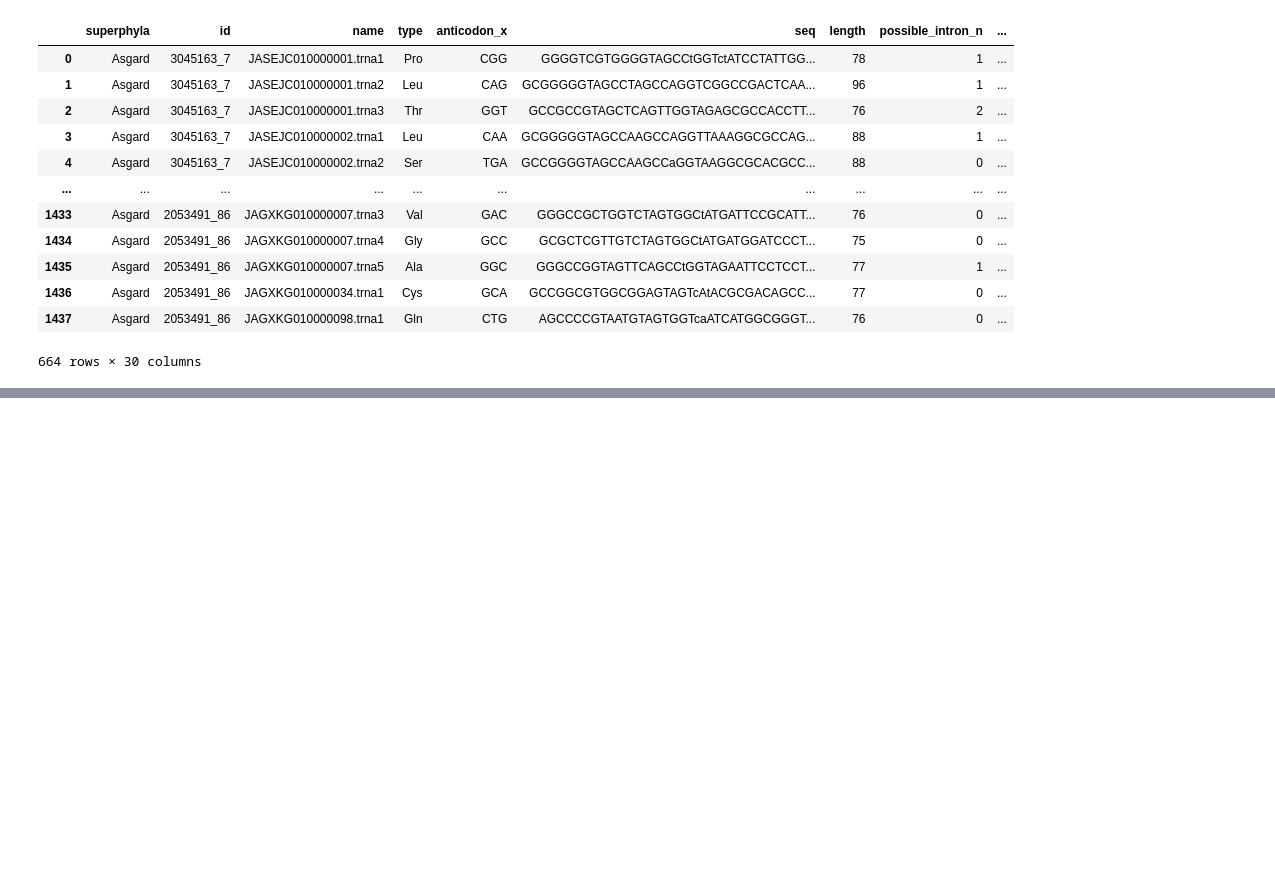
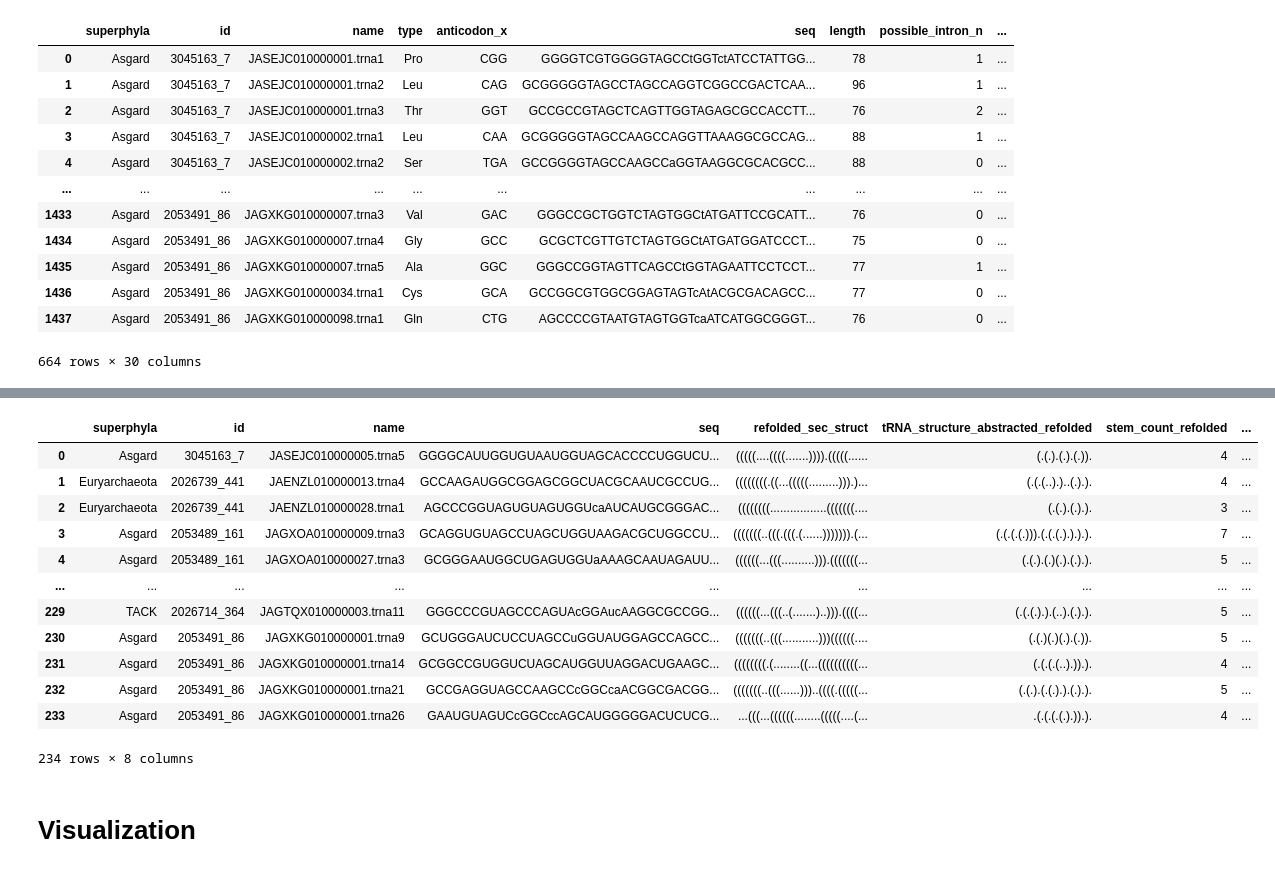
Before and after one commit to sl0wl1/rna_prot_struc_prac, a Jupyter notebook: day_3.ipynb, the cells around one changed output, grey strips where cells are left out. Drawn from its saved outputs; the diff is of its cells as text; code cells hidden in the pictures; blank space fills up the shorter version.

```diff
--- a/day_3.ipynb
+++ b/day_3.ipynb
@@ -240,0 +373,21 @@ FASTA: after what (only codon, structure pyhala???) creating the fasta files?
+# %%
+with open("./results/refolding/non_canonical_for_refolding.fasta", "w") as f:
+    for row in df_non_canonical_ed_filtered.itertuples(index=False):
+        header = f"{row.superphyla}__{row.id}__{row.name}"
+        seq = row.seq
+
+        # Writing constraints
+        # Replace every character with a dot
+        constrained = ['.'] * len(seq)
+        constrained[8] = 'x'
+
+        # After position 13, replace first two 'T' with 'x'
+        t_count = 0
+        for i in range(13, len(seq)):
+            if seq[i] == 'T' and t_count < 2:
+                constrained[i] = 'x'
+                t_count += 1
+
+        constrained = ''.join(constrained)
+
+        f.write(f">{header}\n{seq}\n{constrained}\n")
@@ -240,0 +434,29 @@ FASTA: after what (only codon, structure pyhala???) creating the fasta files?
+# %%
+struct_abs_list = []
+stem_count_list = []
+check_struct_list = []
+for struct in df_refolded["refolded_sec_struct"]:
+    struct_abs = struct_abstractor(struct)
+    struct_abs_list.append(struct_abs)
+    check_struct_list.append(check_struc_abs(struct_abs))
+    stem_count_list.append(count_stems(struct_abs))
+
+df_refolded["tRNA_structure_abstracted_refolded"] = struct_abs_list
+df_refolded["stem_count_refolded"] = stem_count_list
+df_refolded["canonical_refolded"] = check_struct_list
+# %%
+df_refolded
+# %% [output]
+|  | superphyla | id | name | seq | refolded_sec_struct | tRNA_structure_abstracted_refolded | stem_count_refolded | ... |
+| 0 | Asgard | 3045163_7 | JASEJC010000005.trna5 | GGGGCAUUGGUGUAAUGGUAGCACCCCUGGUCU... | (((((....((((.......)))).(((((...... | (.(.).(.).(.)). | 4 | ... |
+| 1 | Euryarchaeota | 2026739_441 | JAENZL010000013.trna4 | GCCAAGAUGGCGGAGCGGCUACGCAAUCGCCUG... | ((((((((.((...(((((.........))).)... | (.(.(..).)..(.).). | 4 | ... |
+| 2 | Euryarchaeota | 2026739_441 | JAENZL010000028.trna1 | AGCCCGGUAGUGUAGUGGUcaAUCAUGCGGGAC... | ((((((((.................(((((((.... | (.(.).(.).). | 3 | ... |
+| 3 | Asgard | 2053489_161 | JAGXOA010000009.trna3 | GCAGGUGUAGCCUAGCUGGUAAGACGCUGGCCU... | (((((((..(((.(((.(......))))))).(... | (.(.(.(.))).(.(.(.).).).). | 7 | ... |
+| 4 | Asgard | 2053489_161 | JAGXOA010000027.trna3 | GCGGGAAUGGCUGAGUGGUaAAAGCAAUAGAUU... | ((((((...(((..........))).(((((((... | (.(.).(.)(.).(.).). | 5 | ... |
+| ... | ... | ... | ... | ... | ... | ... | ... | ... |
+| 229 | TACK | 2026714_364 | JAGTQX010000003.trna11 | GGGCCCGUAGCCCAGUAcGGAucAAGGCGCCGG... | ((((((...(((..(.......)..))).((((... | (.(.(.).).(..).(.).). | 5 | ... |
+| 230 | Asgard | 2053491_86 | JAGXKG010000001.trna9 | GCUGGGAUCUCCUAGCCuGGUAUGGAGCCAGCC... | (((((((..(((...........)))((((((.... | (.(.)(.)(.).(.)). | 5 | ... |
+| 231 | Asgard | 2053491_86 | JAGXKG010000001.trna14 | GCGGCCGUGGUCUAGCAUGGUUAGGACUGAAGC... | ((((((((.(........((...((((((((((... | (.(.(.(..).)).). | 4 | ... |
+| 232 | Asgard | 2053491_86 | JAGXKG010000001.trna21 | GCCGAGGUAGCCAAGCCcGGCcaACGGCGACGG... | (((((((..(((......)))..((((.(((((... | (.(.).(.(.).).(.).). | 5 | ... |
+| 233 | Asgard | 2053491_86 | JAGXKG010000001.trna26 | GAAUGUAGUCcGGCccAGCAUGGGGGACUCUCG... | ...(((...((((((........(((((....(... | .(.(.(.(.).)).). | 4 | ... |
+234 rows × 8 columns
@@ -240,0 +465,2 @@ FASTA: after what (only codon, structure pyhala???) creating the fasta files?
+# %% [markdown]
+# Visualization
```
Also changed, not shown: parts of 30 cells of this notebook.
